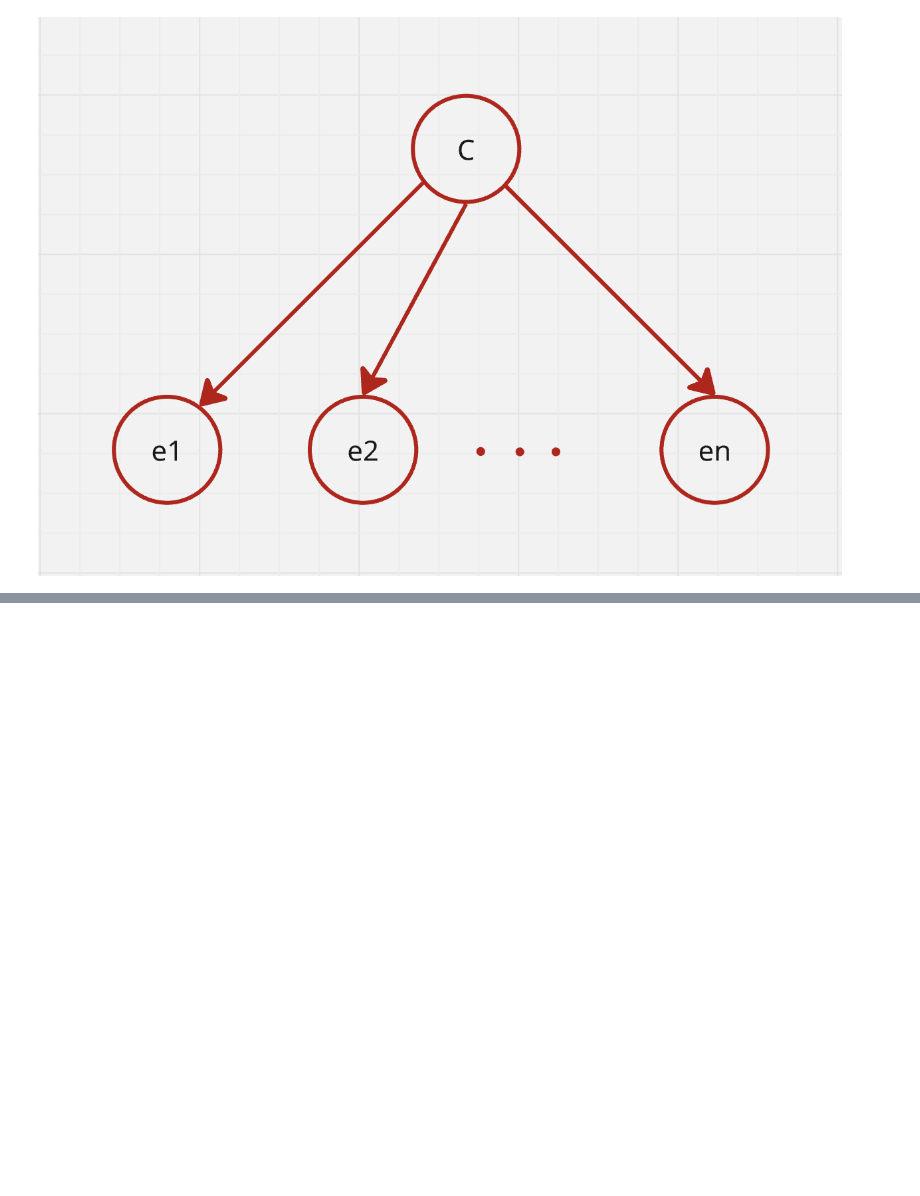
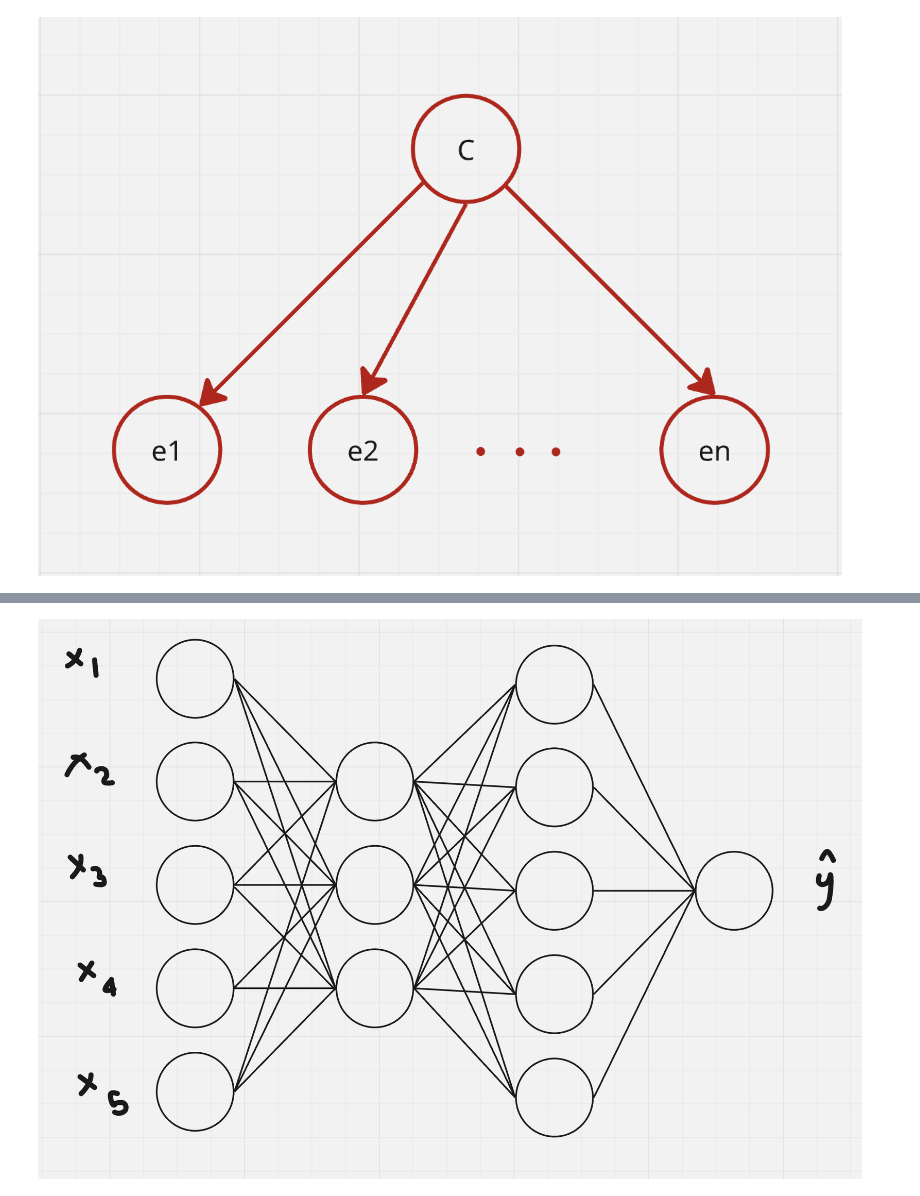
Before and after one commit to PrasunBanerjee04/TechnicalNotes, a Jupyter notebook: Machine Learning/Natural Language Processing/foundation.ipynb, the cells around one changed output, grey strips where cells are left out. Saved outputs shown, nothing was run; the diff lists cells and outputs as text; code cells hidden in the pictures; blank space fills up the shorter version.

```diff
--- a/Machine Learning/Natural Language Processing/foundation.ipynb
+++ b/Machine Learning/Natural Language Processing/foundation.ipynb
@@ -46,0 +59,4 @@ display(Image(filename="bayesNet.png"))
+# %%
+display(Image(filename="nn.png"))
+# %% [output]
+[figure, added]
```
Also changed, not shown: parts of 5 cells of this notebook.
